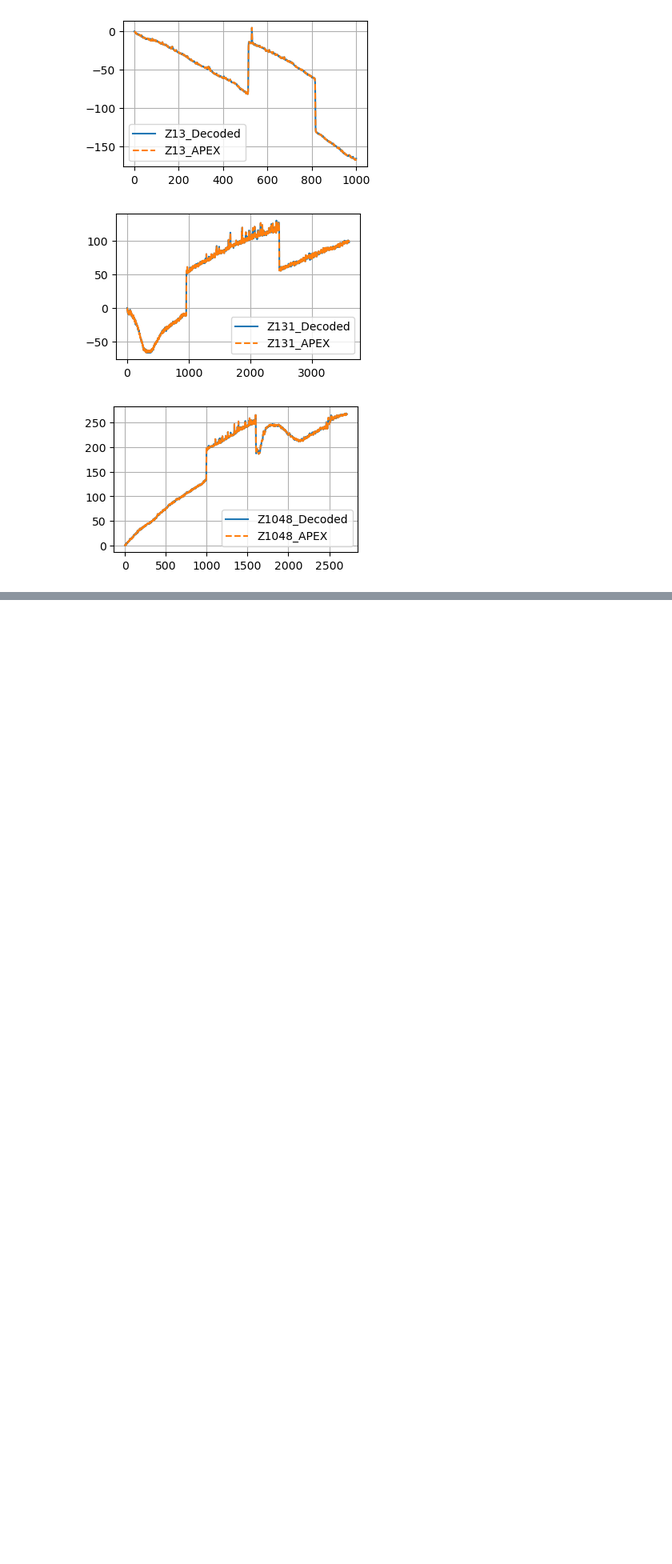
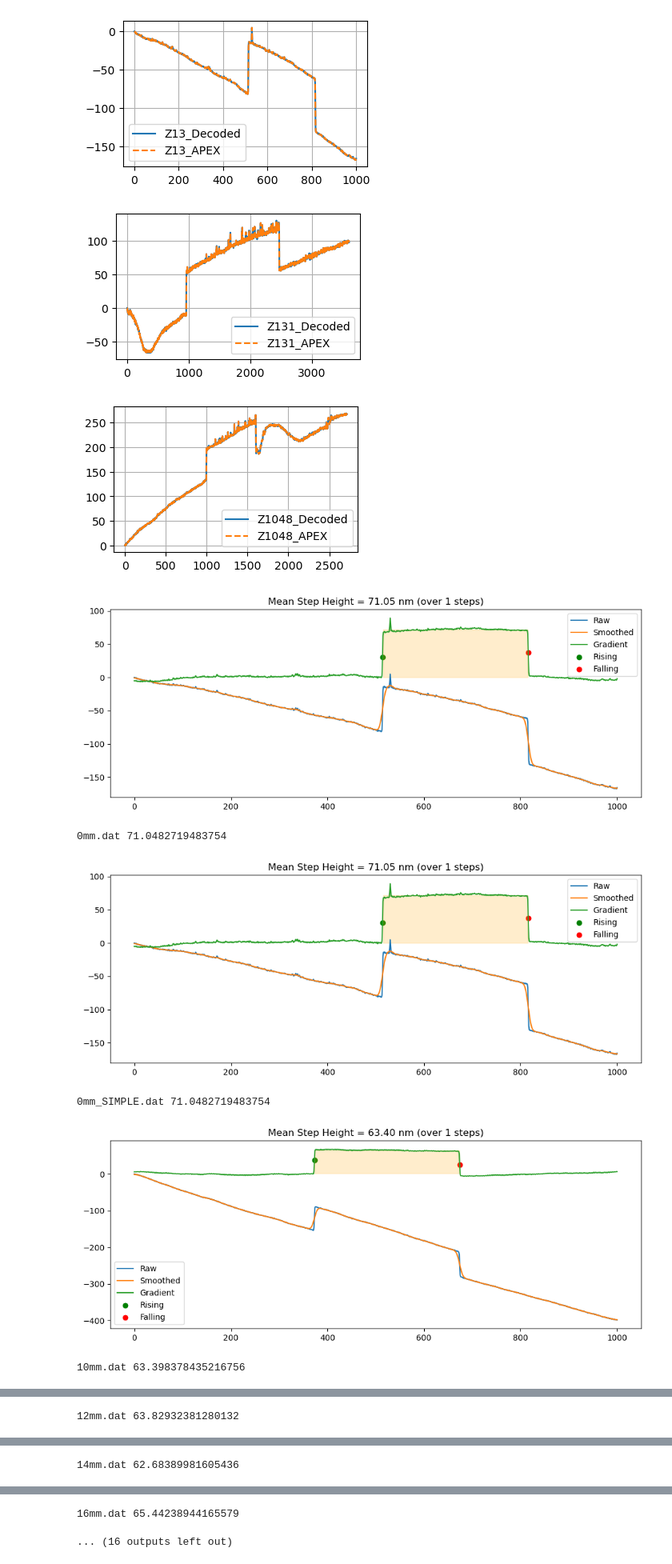
Before and after one commit to duxinyi1996/P7_dat2txt, a Jupyter notebook: P7_dat2txt.ipynb, the cells around one changed output, grey strips where cells are left out. Shown at 80% size. Saved outputs shown, nothing was run; the diff lists cells and outputs as text; code cells hidden in the pictures; blank space fills up the shorter version.

Commit message:
add measure_step_height func

```diff
--- a/P7_dat2txt.ipynb
+++ b/P7_dat2txt.ipynb
@@ -188,3 +278,15 @@ for fname in fname_list:
 [figure]
 [figure]
 [figure]
+# %%
+# Example 3: level the z and auto process step height
+for key, value in folder_data.items():
+    step = measure_step_height(value, plot=True)
+    print(key,step)
+# %% [output]
+[figure, added]
+0mm.dat 71.0482719483754
+[figure, added]
+0mm_SIMPLE.dat 71.0482719483754
+[figure, added]
+10mm.dat 63.398378435216756
@@ -190,0 +294 @@ for fname in fname_list:
+12mm.dat 63.82932381280132
@@ -190,0 +296 @@ for fname in fname_list:
+14mm.dat 62.68389981605436
@@ -190,0 +298,2 @@ for fname in fname_list:
+16mm.dat 65.44238944165579
+... (16 outputs left out)
```
Also changed, not shown: parts of 2 cells of this notebook.
